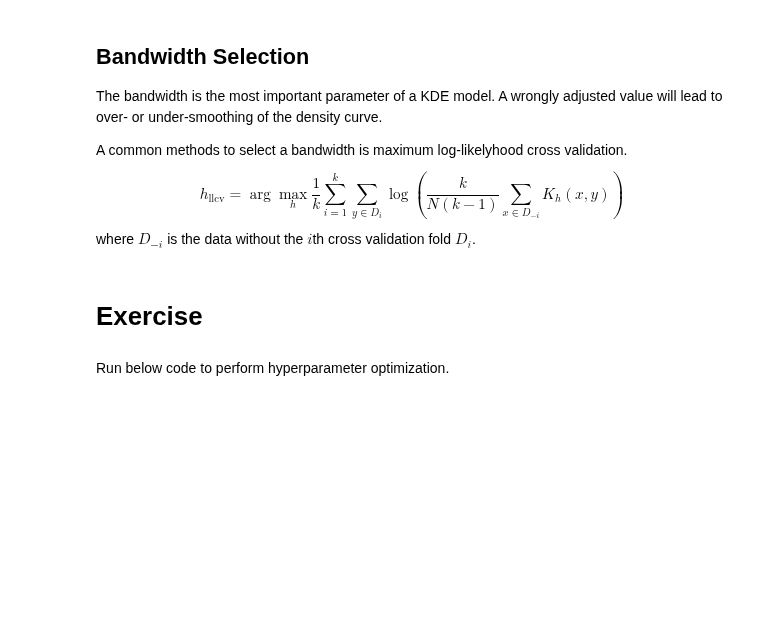
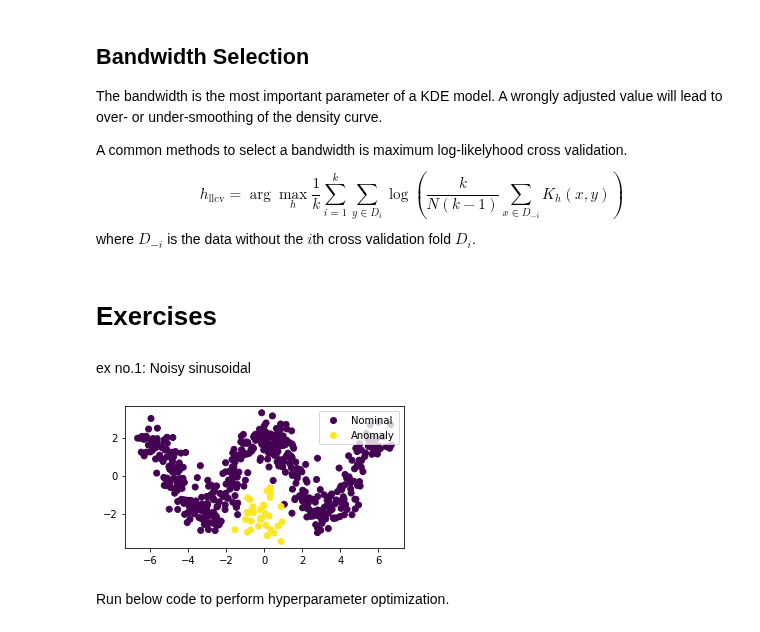
Before and after one commit to aai-institute/tfl-training-practical-anomaly-detection, a Jupyter notebook: notebooks/anomaly_detection_approaches.ipynb, the cells around one changed output. Drawn from its saved outputs; the diff is of its cells as text; code cells hidden in the pictures; blank space fills up the shorter version.

```diff
--- a/notebooks/anomaly_detection_approaches.ipynb
+++ b/notebooks/anomaly_detection_approaches.ipynb
@@ -143,31 +151,35 @@ A common methods to select a bandwidth is maximum log-likelyhood cross validatio
 $$h_{\textrm{llcv}} = \arg\max_{h}\frac{1}{k}\sum_{i=1}^k\sum_{y\in D_i}\log\left(\frac{k}{N(k-1)}\sum_{x\in D_{-i}}K_h(x, y)\right)$$
 where $D_{-i}$ is the data without the $i$th cross validation fold $D_i$.
 # %% [markdown]
-# Exercise
+# Exercises
+# %% [markdown]
+ex no.1: Noisy sinusoidal
 # %%
 # Generate example
 dists = create_distributions(dim=2)
 
 distribution_with_anomalies = contamination(
     nominal=dists['Sinusoidal'],
     anomaly=dists['Blob'],
-    p=.01
+    p=.1
 )
 
 # Train data
-sample_train = dists['Sinusoidal'].sample(1000)
+sample_train = dists['Sinusoidal'].sample(500)
 X_train = sample_train[-1].numpy()
 
 # Test data
-sample_test = distribution_with_anomalies.sample(1000)
+sample_test = distribution_with_anomalies.sample(500)
 X_test = sample_test[-1].numpy()
 y_test = sample_test[0].numpy()
 
 scatter = plt.scatter(X_test[:, 0], X_test[:, 1], c=y_test)
 handels, _ = scatter.legend_elements()
 plt.legend(handels, ['Nominal', 'Anomaly'])
 plt.gca().set_aspect('equal')
 plt.show()
+# %% [output]
+[figure, added]
 # %%
 ####################################################################################################################
 # TODO: Define the search space for the kernel and the bandwidth
```
Also changed, not shown: parts of 21 cells of this notebook, 3 other files.
